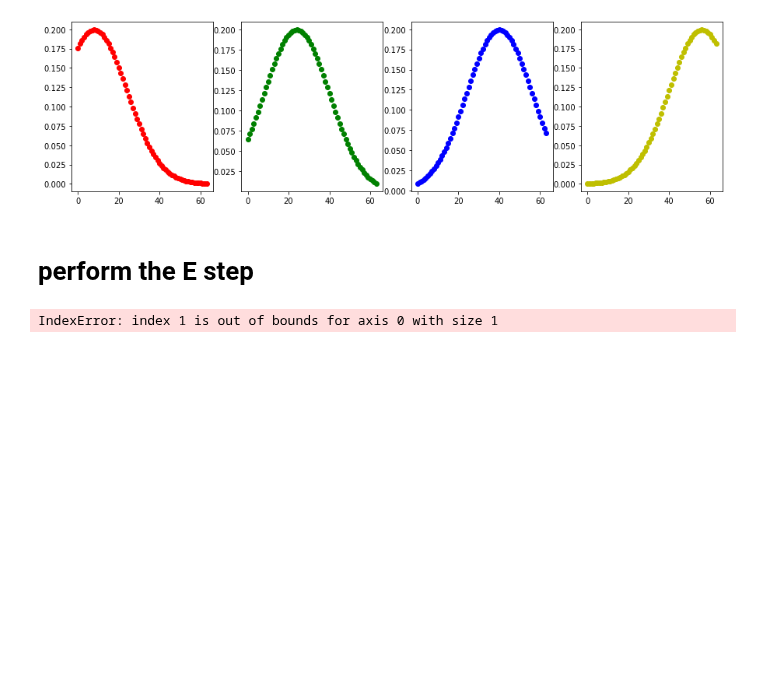
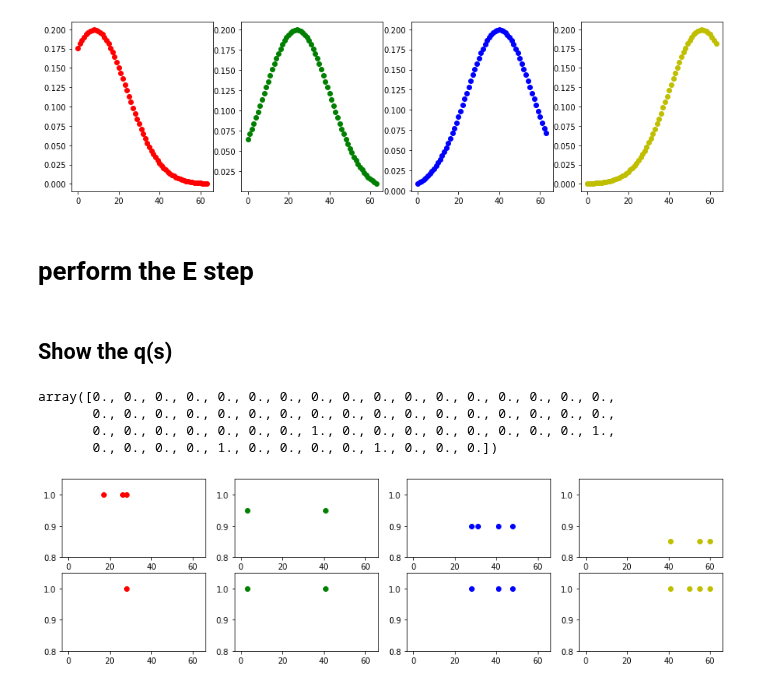
Before and after one commit to Brook1711/RIS-Angular-Domain, a Jupyter notebook: code_main/Alg.ipynb, the cells around one changed output. Saved outputs shown, nothing was run; the diff lists cells and outputs as text; code cells hidden in the pictures; blank space fills up the shorter version.

```diff
--- a/code_main/Alg.ipynb
+++ b/code_main/Alg.ipynb
@@ -765,11 +767,27 @@ for k in range(K):
 # %%
 E_step_instance = E_step(
     FK = FK,
-    kappa= np.zeros(L*tau),
+    kappa= np.ones(L*tau)*0.6,
     YK = YK,
     trans_pro_C=trans_pro_C,
     trans_pro_CS = trans_pro_CS
 )
 E_step_instance.begin()
-# %% [output]
-IndexError: index 1 is out of bounds for axis 0 with size 1
+# %% [markdown]
+## Show the q(s)
+# %%
+plt.figure(figsize=(15,4))
+for k in range(K):
+    plt.subplot(2,K,k+1)
+    plt.scatter(np.array(range(M)), channel_support_for_all_users[k] * (1-0.05*k), color=color_list[k])
+    plt.ylim(0.8, 1.05)
+    plt.subplot(2,K,K + k+1)
+    plt.scatter(np.array(range(M)), E_step_instance.prior_pi[k], color=color_list[k])
+    plt.ylim(0.8, 1.05)
+E_step_instance.prior_pi[3]
+# %% [output]
+array([0., 0., 0., 0., 0., 0., 0., 0., 0., 0., 0., 0., 0., 0., 0., 0., 0.,
+       0., 0., 0., 0., 0., 0., 0., 0., 0., 0., 0., 0., 0., 0., 0., 0., 0.,
+       0., 0., 0., 0., 0., 0., 0., 1., 0., 0., 0., 0., 0., 0., 0., 0., 1.,
+       0., 0., 0., 0., 1., 0., 0., 0., 0., 1., 0., 0., 0.])
+[figure, added]
```
Also changed, not shown: parts of 2 cells of this notebook, 1 other file.
